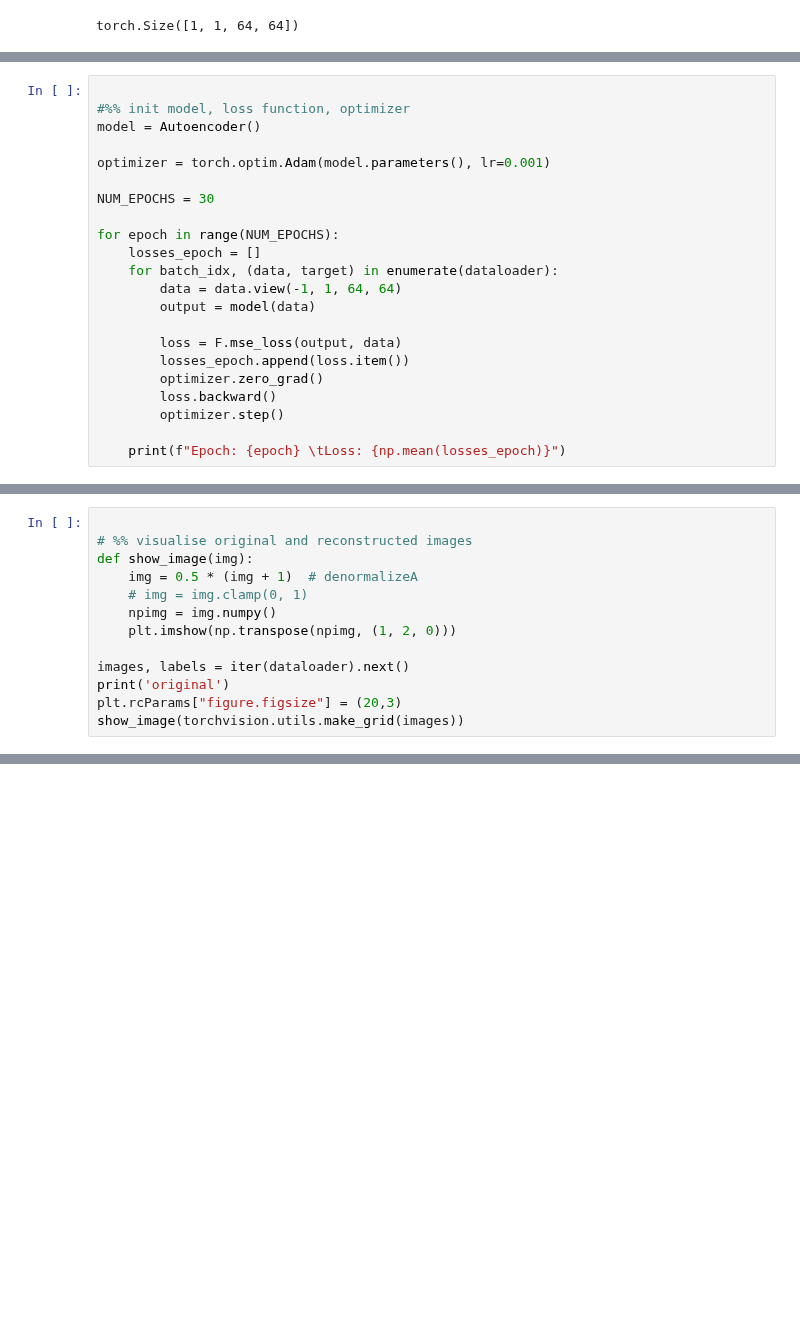
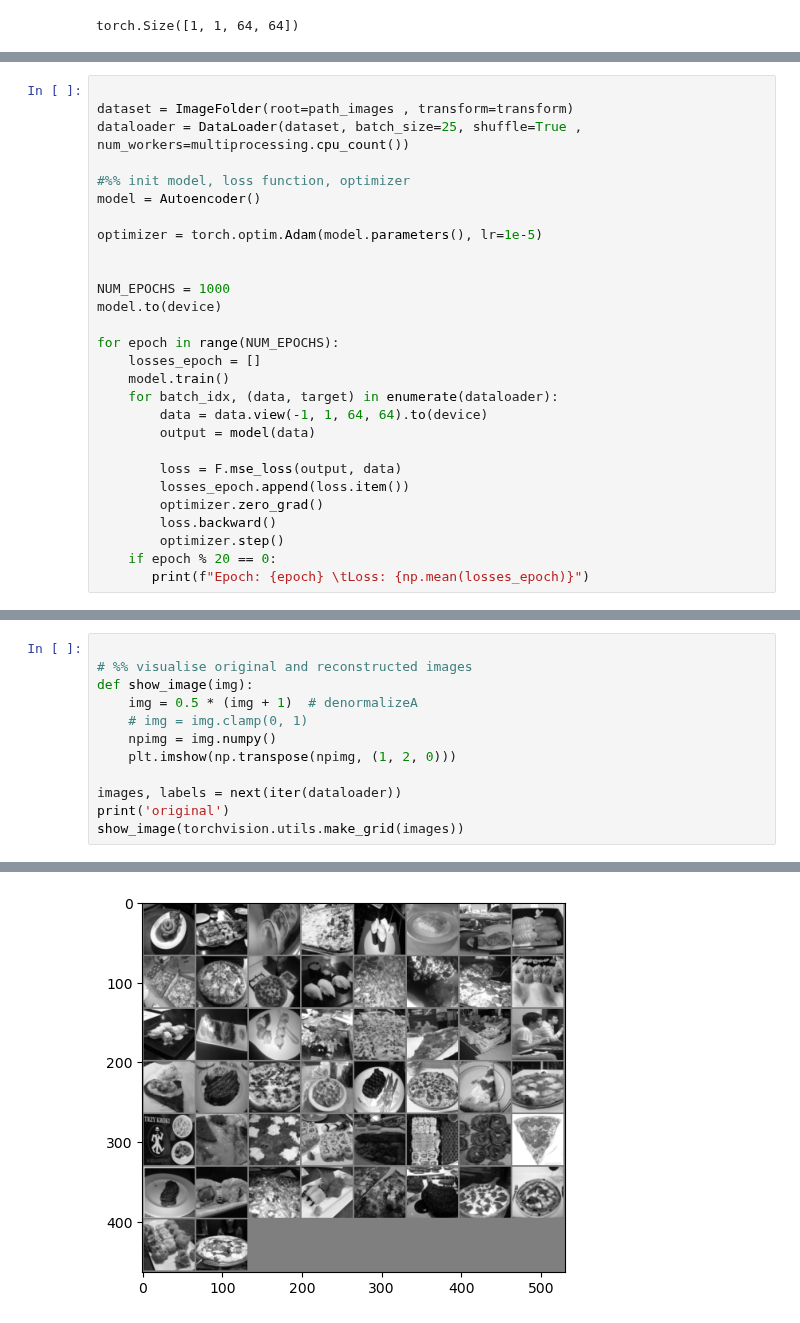
Before and after one commit to Tuchsanai/DL-FOR-COMPUTER-VISION, a Jupyter notebook: week07/Auto_Encoder/02_AutoencoderwithImage.ipynb, the cells around one changed output, grey strips where cells are left out. Drawn from its saved outputs; the diff is of its cells as text; blank space fills up the shorter version.

```diff
--- a/week07/Auto_Encoder/02_AutoencoderwithImage.ipynb
+++ b/week07/Auto_Encoder/02_AutoencoderwithImage.ipynb
@@ -122,16 +197,22 @@ torch.Size([1, 1, 64, 64])
 # %%
+
+dataset = ImageFolder(root=path_images , transform=transform)
+dataloader = DataLoader(dataset, batch_size=25, shuffle=True , num_workers=multiprocessing.cpu_count())
 
 #%% init model, loss function, optimizer
 model = Autoencoder()
 
-optimizer = torch.optim.Adam(model.parameters(), lr=0.001)
+optimizer = torch.optim.Adam(model.parameters(), lr=1e-5)
 
-NUM_EPOCHS = 30
+
+NUM_EPOCHS = 1000
+model.to(device)
 
 for epoch in range(NUM_EPOCHS):
     losses_epoch = []
+    model.train()
     for batch_idx, (data, target) in enumerate(dataloader):
-        data = data.view(-1, 1, 64, 64)
+        data = data.view(-1, 1, 64, 64).to(device)
         output = model(data)
 
         loss = F.mse_loss(output, data)
@@ -139,5 +220,5 @@ for epoch in range(NUM_EPOCHS):
         optimizer.zero_grad()
         loss.backward()
         optimizer.step()
-
-    print(f"Epoch: {epoch} \tLoss: {np.mean(losses_epoch)}")
+    if epoch % 20 == 0:
+       print(f"Epoch: {epoch} \tLoss: {np.mean(losses_epoch)}")
@@ -150,7 +249,7 @@ def show_image(img):
     npimg = img.numpy()
     plt.imshow(np.transpose(npimg, (1, 2, 0)))
 
-images, labels = iter(dataloader).next()
+images, labels = next(iter(dataloader))
 print('original')
-plt.rcParams["figure.figsize"] = (20,3)
 show_image(torchvision.utils.make_grid(images))
+# %% [output]
@@ -157 +257,2 @@ show_image(torchvision.utils.make_grid(images))
+[figure, added]
 # %%
```
Also changed, not shown: parts of 20 cells of this notebook.
